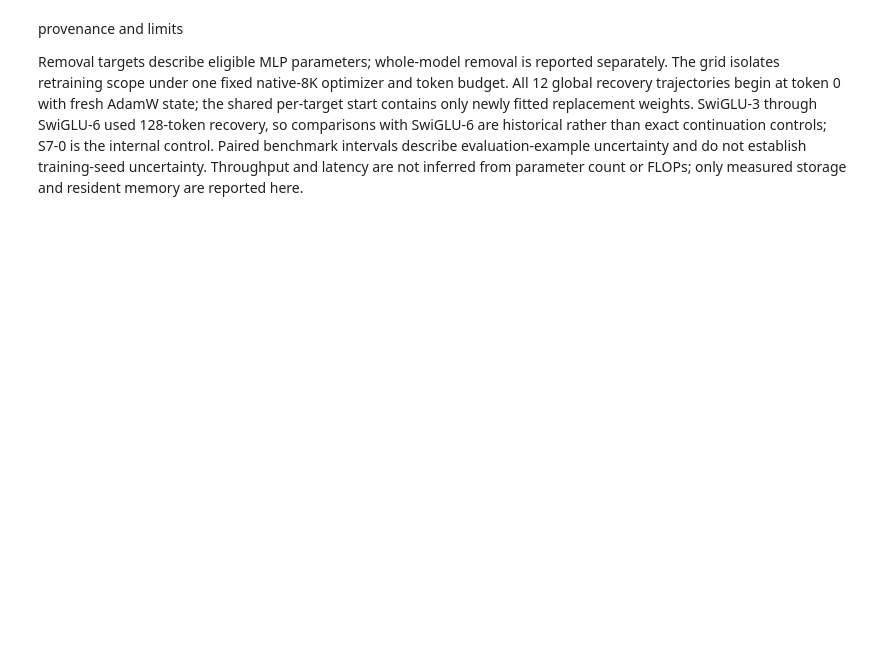
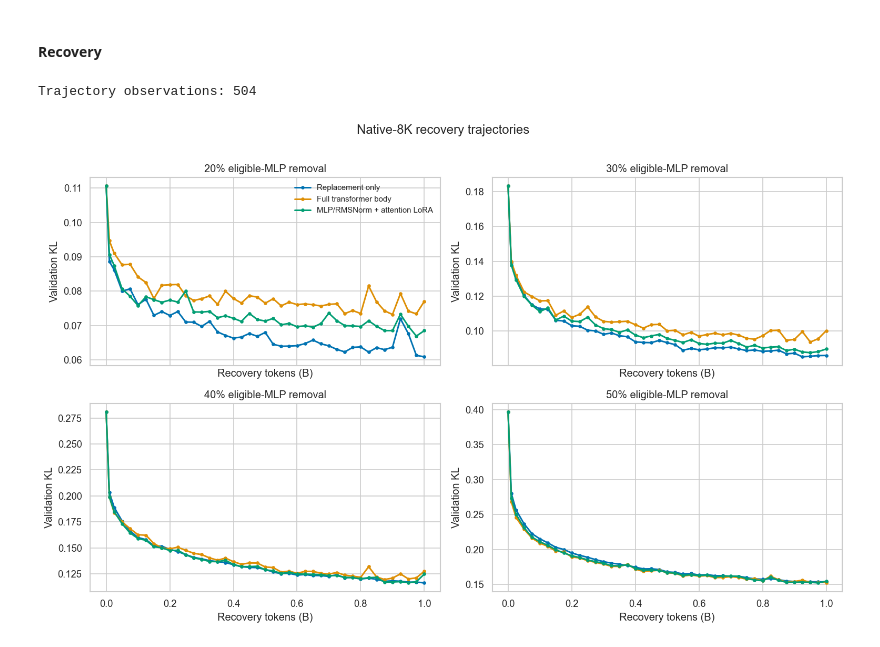
Before and after one commit to Sammuel21/diploma-thesis-block-replacement, a Jupyter notebook: notebooks/model/swiglu/swiglu-7.ipynb, the cells around one changed output. Saved outputs shown, nothing was run; the diff lists cells and outputs as text; code cells hidden in the pictures; blank space fills up the shorter version.

```diff
--- a/notebooks/model/swiglu/swiglu-7.ipynb
+++ b/notebooks/model/swiglu/swiglu-7.ipynb
@@ -217,30 +240,38 @@ training cost and trainable-parameter scope
+# %% [markdown]
+#### Recovery
+# %%
+recovery_rows = []
+for (strategy, target), run in runs.items():
+    for row in run['results']['recovery']['validation_history']:
+        recovery_rows.append({
+            'Strategy': strategy,
+            'Target': target,
+            'Tokens': row['actual_tokens'],
+            'Training hours': row['training_seconds'] / 3600,
+            'Validation KL': row['recovery_validation_kl'],
+            'Mean train KL': row['mean_train_kl'],
+            'Monitoring PPL': row.get('wikitext_validation', {}).get('perplexity'),
+        })
+recovery_df = pd.DataFrame(recovery_rows).sort_values(['Target', 'Strategy', 'Tokens'])
+print(f"Trajectory observations: {len(recovery_df):,}")
+# %% [output]
+Trajectory observations: 504
 # %%
-cost_rows = []
-group_rows = []
-for (strategy, target), run in runs.items():
-    recovery = run['results']['recovery']
-    scope = run['results']['trainable_scope']
-    cost_rows.append({
-        'strategy': strategy, 'eligible_mlp_removal': target,
-        'trainable_parameters': scope['trainable_parameters'],
-        'trainable_fraction': scope['trainable_fraction'],
-        'training_hours': recovery['training_seconds'] / 3600,
-        'recovery_evaluation_hours': recovery['evaluation_seconds'] / 3600,
-        'checkpoint_hours': recovery['checkpoint_seconds'] / 3600,
-        'final_evaluation_hours': run['results']['final_evaluation_wall_seconds'] / 3600,
-        'peak_gpu_allocated_gib': recovery['memory']['peak_vram_gib'],
-    })
-    for group in scope['groups']:
-        group_rows.append({
-            'strategy': strategy, 'eligible_mlp_removal': target,
-            'parameter_group': group['name'], 'parameters': group['parameters'],
-            'parameter_tensors': group['parameter_tensors'],
-        })
-cost_df = pd.DataFrame(cost_rows)
-group_df = pd.DataFrame(group_rows)
-display(cost_df.sort_values(['eligible_mlp_removal', 'strategy']))
-display(group_df.sort_values(['eligible_mlp_removal', 'strategy', 'parameter_group']))
+figure, axes = plt.subplots(2, 2, figsize=(13, 8), sharex=True)
+for axis, target in zip(axes.flat, TARGETS):
+    target_rows = recovery_df[recovery_df['Target'] == target]
+    for strategy in STRATEGIES:
+        rows = target_rows[target_rows['Strategy'] == strategy]
+        axis.plot(
+            rows['Tokens'] / 1e9,
+            rows['Validation KL'],
+            marker='o', markersize=3, linewidth=1.8,
+            color=STRATEGY_COLORS[strategy], label=STRATEGY_LABELS[strategy],
+        )
+    axis.set(title=f'{target:.0%} eligible-MLP removal', xlabel='Recovery tokens (B)', ylabel='Validation KL')
+axes[0, 0].legend(frameon=False, fontsize=9)
+figure.suptitle('Native-8K recovery trajectories', y=1.01)
+figure.tight_layout()
+plt.show()
+# %% [output]
+[figure, added]
-# %% [markdown]
-provenance and limits
-
-Removal targets describe eligible MLP parameters; whole-model removal is reported separately. The grid isolates retraining scope under one fixed native-8K optimizer and token budget. All 12 global recovery trajectories begin at token 0 with fresh AdamW state; the shared per-target start contains only newly fitted replacement weights. SwiGLU-3 through SwiGLU-6 used 128-token recovery, so comparisons with SwiGLU-6 are historical rather than exact continuation controls; S7-0 is the internal control. Paired benchmark intervals describe evaluation-example uncertainty and do not establish training-seed uncertainty. Throughput and latency are not inferred from parameter count or FLOPs; only measured storage and resident memory are reported here.
```
Also changed, not shown: parts of 51 cells of this notebook, 17 other files.
